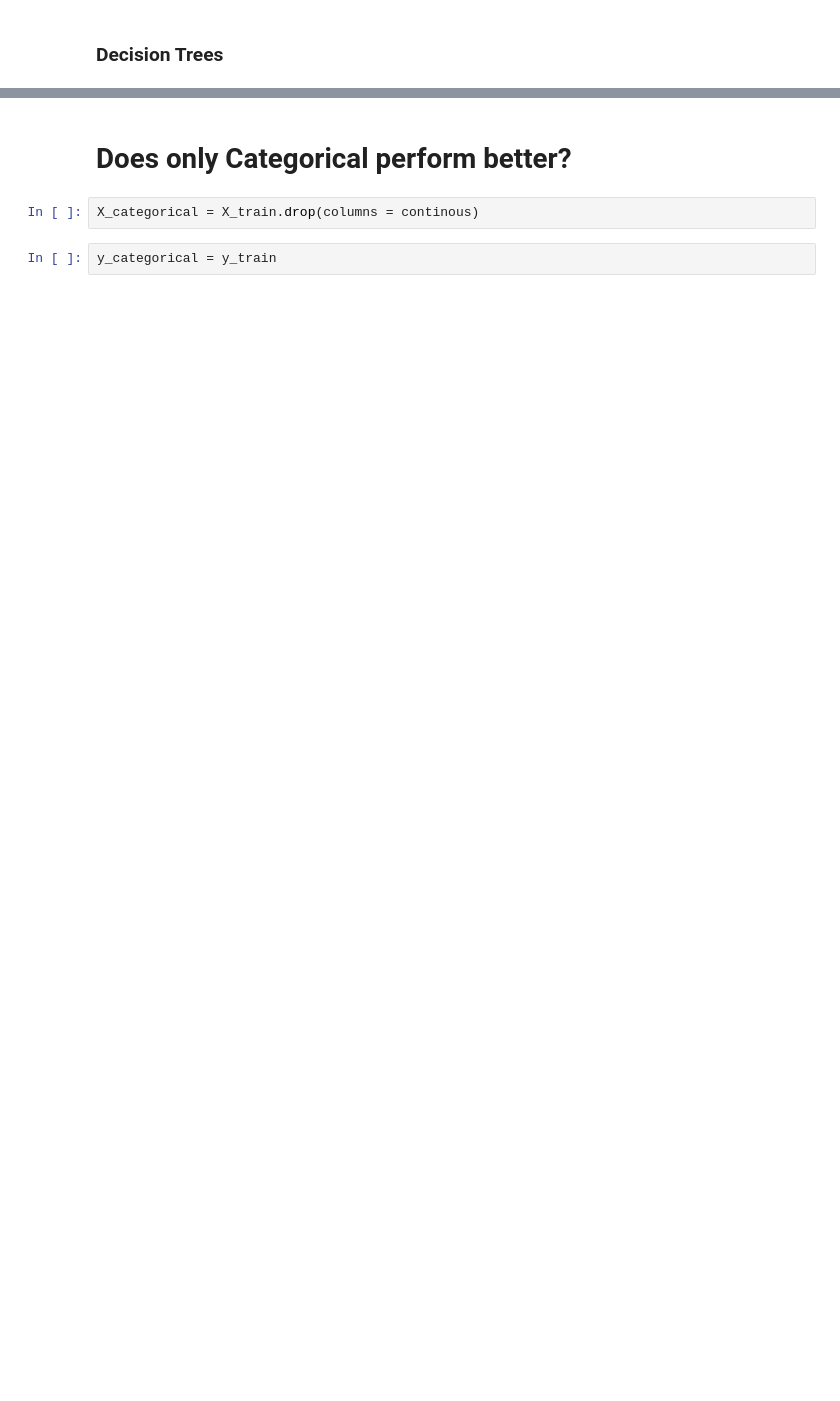
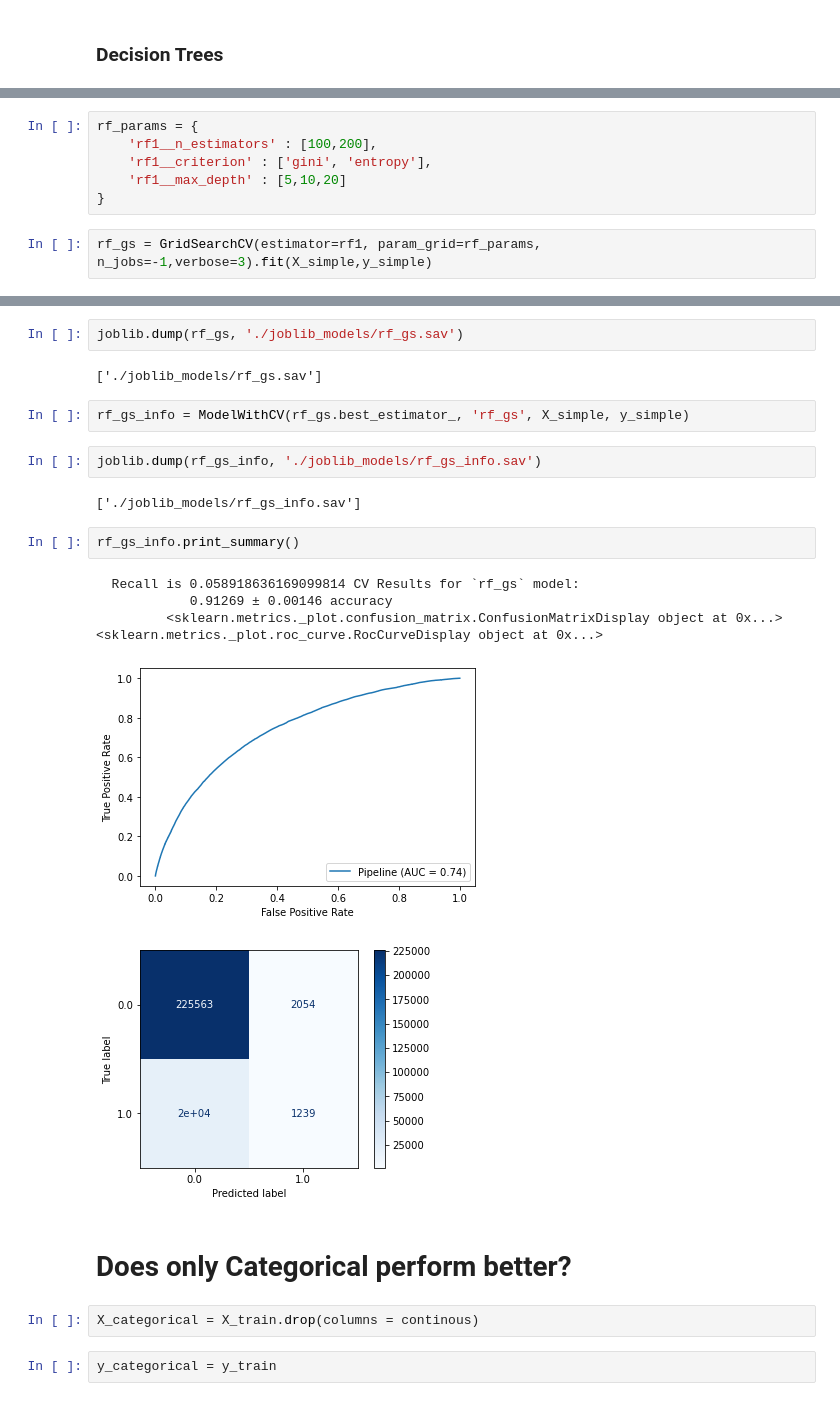
Before and after one commit to xiaohua-su/Heart_Disease, a Jupyter notebook: Heart_Disease_Modeling.ipynb, the cells around one changed output, grey strips where cells are left out. Cells and saved outputs as stored; diff of their text form; blank space fills up the shorter version.

```diff
--- a/Heart_Disease_Modeling.ipynb
+++ b/Heart_Disease_Modeling.ipynb
@@ -357,0 +456,8 @@ xg1_info.print_summary()
+# %%
+rf_params = {
+    'rf1__n_estimators' : [100,200],
+    'rf1__criterion' : ['gini', 'entropy'],
+    'rf1__max_depth' : [5,10,20]
+}
+# %%
+rf_gs = GridSearchCV(estimator=rf1, param_grid=rf_params, n_jobs=-1,verbose=3).fit(X_simple,y_simple)
@@ -358,3 +469,21 @@ xg1_info.print_summary()
+# %%
+joblib.dump(rf_gs, './joblib_models/rf_gs.sav')
+# %% [output]
+['./joblib_models/rf_gs.sav']
+# %%
+rf_gs_info = ModelWithCV(rf_gs.best_estimator_, 'rf_gs', X_simple, y_simple)
+# %%
+joblib.dump(rf_gs_info, './joblib_models/rf_gs_info.sav')
+# %% [output]
+['./joblib_models/rf_gs_info.sav']
+# %%
+rf_gs_info.print_summary()
+# %% [output]
+  Recall is 0.058918636169099814 CV Results for `rf_gs` model:
+            0.91269 ± 0.00146 accuracy
+         <sklearn.metrics._plot.confusion_matrix.ConfusionMatrixDisplay object at 0x...> <sklearn.metrics._plot.roc_curve.RocCurveDisplay object at 0x...>
+[figure, added]
+[figure, added]
 # %% [markdown]
 # Does only Categorical perform better?
 # %%
```
Also changed, not shown: parts of 88 cells of this notebook.
